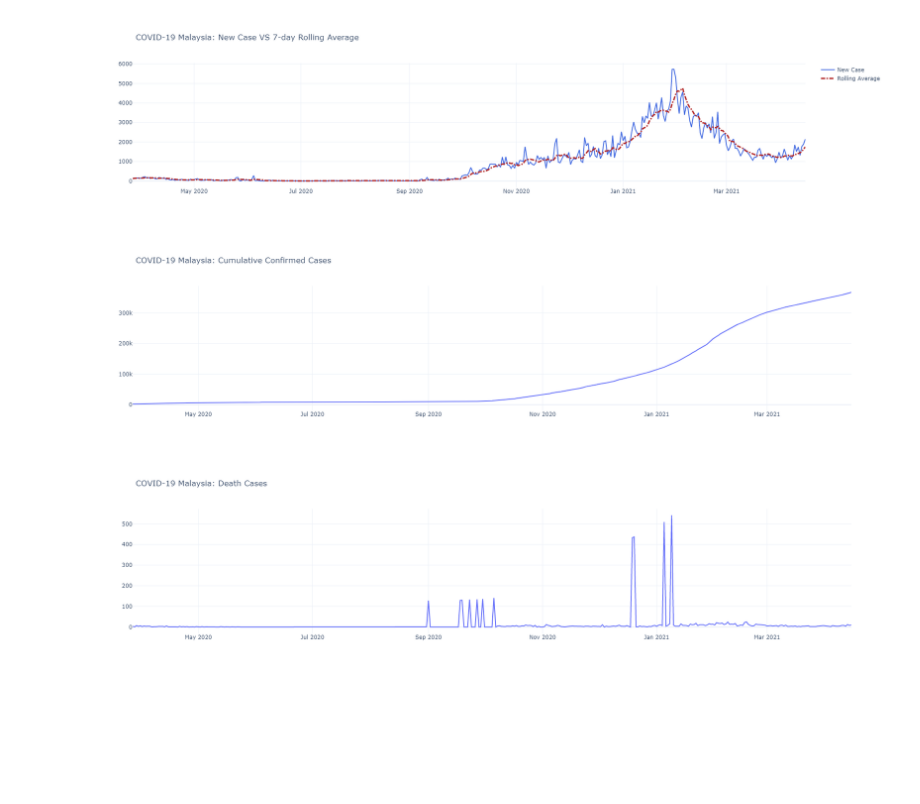
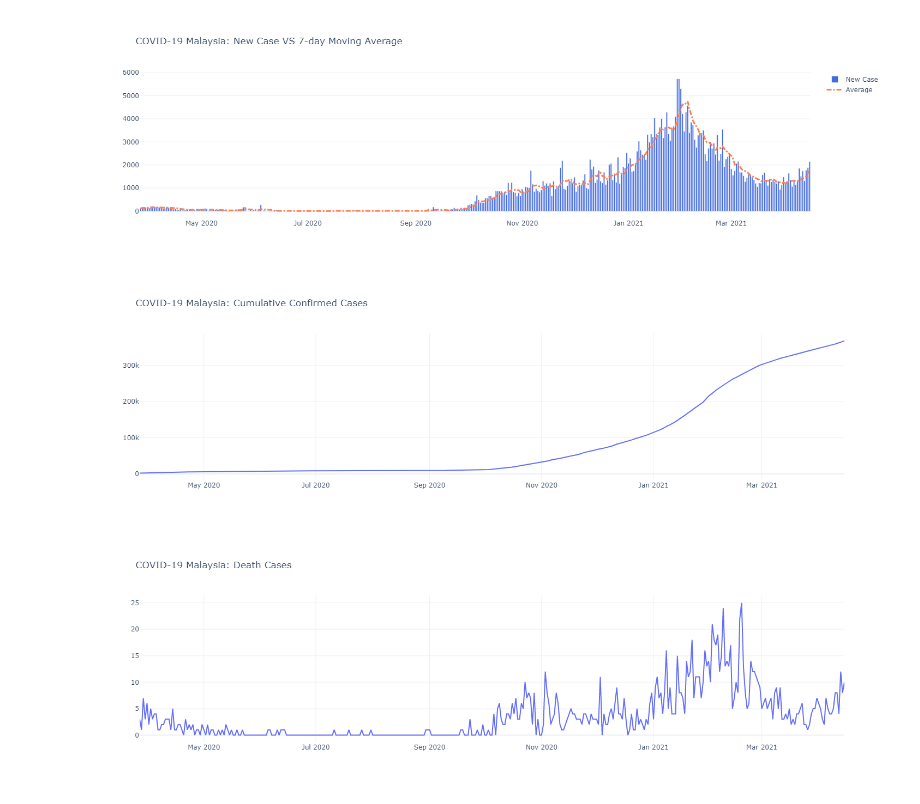
Before and after one commit to ansonnn07/covid19-malaysia, a Jupyter notebook: visualize.ipynb, the cells around one changed output. Drawn from its saved outputs; the diff is of its cells as text; code cells hidden in the pictures; blank space fills up the shorter version.

```diff
--- a/visualize.ipynb
+++ b/visualize.ipynb
@@ -70,7 +24,5 @@ del df_non_na
 # %%
-def preprocess_df(df):
-    # must change the date format to datetime
-    df['Date'] = pd.to_datetime(df['Date'], format='%d-%m-%y')
-    df['Active Case'] = (df['Cumulative Case'] - df['Cumulative Recovered'] - df['Cumulative Death'])
-    df.set_index('Date', inplace=True)
-    return df
+df = pd.read_csv("cleaned_all.csv")
+df.Date = pd.to_datetime(df.Date, format='%Y-%m-%d')
+df.set_index('Date', inplace=True)
+df.head()
@@ -77,6 +36,0 @@ def preprocess_df(df):
-# %%
-df = preprocess_df(df)
-# %%
-rolling_day = 7
-df['SMA_new'] = df['New Case'].rolling(7, min_periods=1).mean().round(2)
-df['SMA_new'].head()
@@ -103,24 +49,29 @@ fig.show()
 # %%
 fig = go.Figure()
-fig.add_trace(go.Scatter(x=df.index, y=df['New Case'],
-                         line=dict(color='royalblue'),
-                         name='New Case'))
+fig.add_trace(go.Bar(x=df.index, y=df['New Case'],
+                     marker_color='royalblue',
+                     name='New Case'))
 fig.add_trace(go.Scatter(x=df.index, y=df['SMA_new'],
-                         line=dict(color='firebrick', dash='dashdot', width=3),
-                         name='Rolling Average'))
-fig.update_layout(title='COVID-19 Malaysia: New Case VS 7-day Rolling Average')
-fig.show()
+                         line=dict(color='coral', dash='dashdot', width=3),
+                         name='Average'))
+fig.update_layout(title='COVID-19 Malaysia: New Case VS 7-day Moving Average',
+                  xaxis_title=None, yaxis_title=None)
+fig.update_layout(hovermode="x unified")
+# fig.update_xaxes(rangeslider_visible=True)
+# Remove floating menu and unnecesary dialog box
+fig.show(config={"displayModeBar": False})
+# fig.show()
 # %% [output]
-[figure, old version]
+[figure, new version]
 # %%
 fig = px.line(df, x=df.index, y='Cumulative Case', title='COVID-19 Malaysia: Cumulative Confirmed Cases')
 fig.update_layout(xaxis_title=None, yaxis_title=None)
 fig.show()
 # %% [output]
-[figure, old version]
+[figure, new version]
 # %%
 fig = px.line(df, x=df.index, y='Death', title='COVID-19 Malaysia: Death Cases', template='plotly_white')
 fig.update_layout(xaxis_title=None, yaxis_title=None)
 fig.show()
 # %% [output]
-[figure, old version]
+[figure, new version]
```
Also changed, not shown: parts of 36 cells of this notebook, 15 other files.
